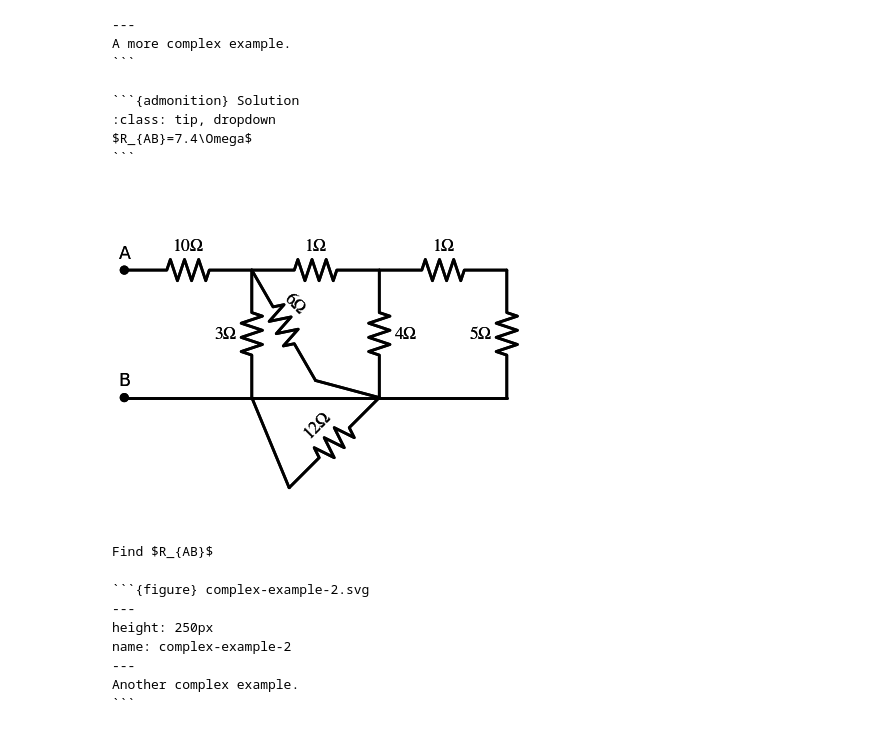
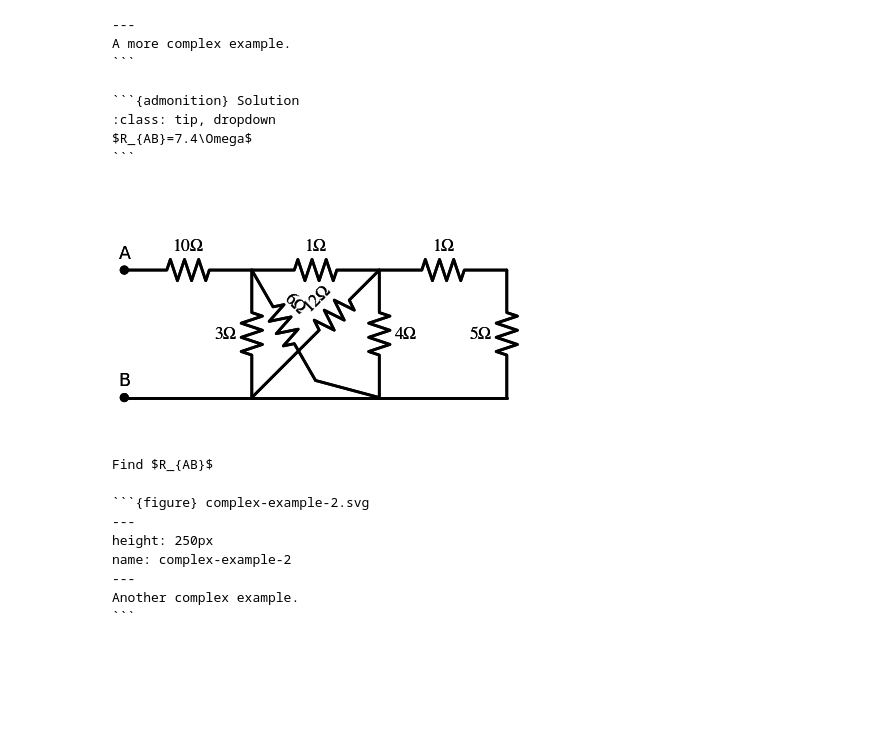
Before and after one commit to Circuit-Analysis/circuit-analysis.github.io, a Jupyter notebook: _sources/chapter-3.ipynb, the cells around one changed output. Saved outputs shown, nothing was run; the diff lists cells and outputs as text; code cells hidden in the pictures; blank space fills up the shorter version.

`````diff
--- a/_sources/chapter-3.ipynb
+++ b/_sources/chapter-3.ipynb
@@ -206,32 +206,33 @@ $R_{AB}=7.4\Omega$
 # %%
 import schemdraw
 import schemdraw.elements as elm
 with schemdraw.Drawing(file='complex-example-2.svg') as d:
     d += elm.Dot().label('A')
     d += elm.Resistor().right().label('$10\Omega$')
     d.push()
     d += (R2 := elm.Resistor().right().label('$1\Omega$'))
     d.push()
     d += elm.Resistor().right().label('$1\Omega$')
     d += elm.Resistor().down().label('$5\Omega$')
     d += elm.Line().left()
     d += (L1 := elm.Line().left())
     d += elm.Line().left()
     d += elm.Dot().label('B')
     d.pop()
     d += (R5 := elm.Resistor().down().label('$4\Omega$', loc='bottom'))
     d.pop()
     d.push()
     d += (R7 := elm.Resistor().down().label('$3\Omega$'))
     # d += elm.Resistor().endpoints(R2.start, L1.start).label('$6\Omega$')
     # d += elm.Resistor().endpoints(R2.end, L1.end).label('$12\Omega$')
     d.pop()
     d += (R6 := elm.Resistor().theta(-60).label('$6\Omega$', halign='right', rotate=-45))
     d += elm.Line().endpoints(R6.end, R5.end)
+    d.move_from(R5.start,0,0)
     d += (R8 := elm.Resistor().label('$12\Omega$', halign='center', rotate=45).theta(-135))
     d += elm.Line().endpoints(R8.end, R7.end)
 # %% [output]
-[figure, old version]
+[figure, new version]
 # %% [markdown]
 ````{admonition} Example
 
`````
Also changed, not shown: 22 other files.
